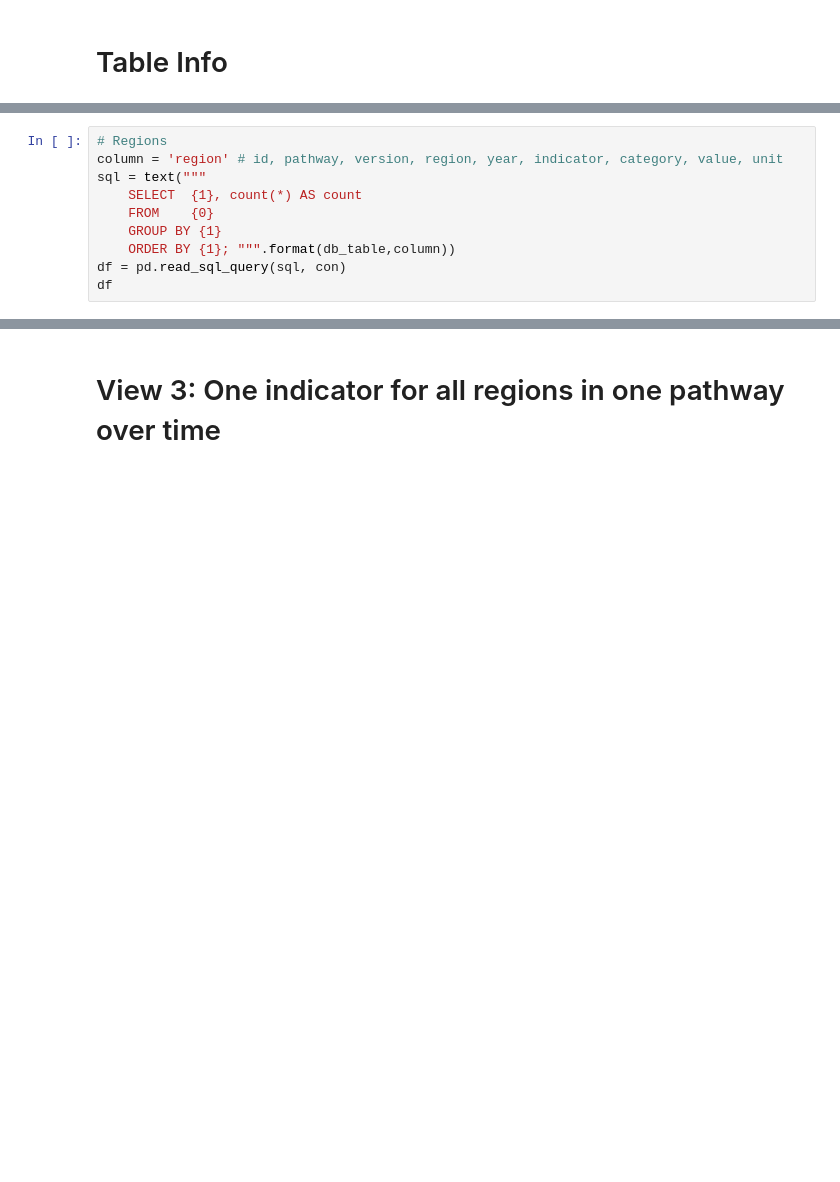
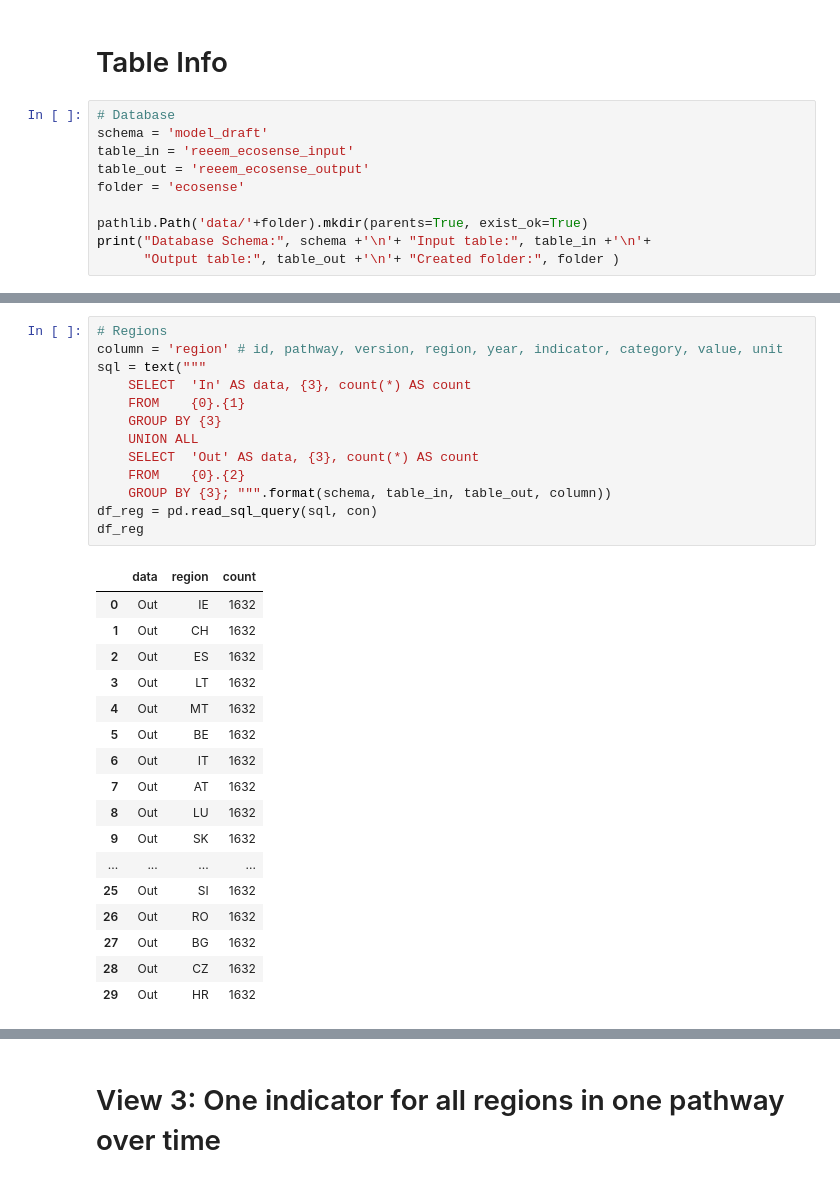
Before and after one commit to ReeemProject/reeem_db, a Jupyter notebook: database_views/reeem_jupyter/reeem_db_plot_EcoSense.ipynb, the cells around one changed output, grey strips where cells are left out. Cells and saved outputs as stored; diff of their text form; blank space fills up the shorter version.

```diff
--- a/database_views/reeem_jupyter/reeem_db_plot_EcoSense.ipynb
+++ b/database_views/reeem_jupyter/reeem_db_plot_EcoSense.ipynb
@@ -69,2 +76,12 @@ con = reeem_session()
 # %% [markdown]
 # Table Info
+# %%
+# Database
+schema = 'model_draft'
+table_in = 'reeem_ecosense_input'
+table_out = 'reeem_ecosense_output'
+folder = 'ecosense'
+
+pathlib.Path('data/'+folder).mkdir(parents=True, exist_ok=True)
+print("Database Schema:", schema +'\n'+ "Input table:", table_in +'\n'+
+      "Output table:", table_out +'\n'+ "Created folder:", folder )
@@ -114,13 +173,34 @@ df
 # %%
 # Regions
 column = 'region' # id, pathway, version, region, year, indicator, category, value, unit
 sql = text("""
-    SELECT  {1}, count(*) AS count
-    FROM    {0}
-    GROUP BY {1}
-    ORDER BY {1}; """.format(db_table,column))
-df = pd.read_sql_query(sql, con)
-df
+    SELECT  'In' AS data, {3}, count(*) AS count
+    FROM    {0}.{1}
+    GROUP BY {3}
+    UNION ALL
+    SELECT  'Out' AS data, {3}, count(*) AS count
+    FROM    {0}.{2}
+    GROUP BY {3}; """.format(schema, table_in, table_out, column))
+df_reg = pd.read_sql_query(sql, con)
+df_reg
+# %% [output]
+|  | data | region | count |
+| 0 | Out | IE | 1632 |
+| 1 | Out | CH | 1632 |
+| 2 | Out | ES | 1632 |
+| 3 | Out | LT | 1632 |
+| 4 | Out | MT | 1632 |
+| 5 | Out | BE | 1632 |
+| 6 | Out | IT | 1632 |
+| 7 | Out | AT | 1632 |
+| 8 | Out | LU | 1632 |
+| 9 | Out | SK | 1632 |
+| ... | ... | ... | ... |
+| 25 | Out | SI | 1632 |
+| 26 | Out | RO | 1632 |
+| 27 | Out | BG | 1632 |
+| 28 | Out | CZ | 1632 |
+| 29 | Out | HR | 1632 |
 # %%
 # Categories
 column = 'category' # id, pathway, version, region, year, indicator, category, value, unit
```
Also changed, not shown: parts of 20 cells of this notebook, 6 other files.
